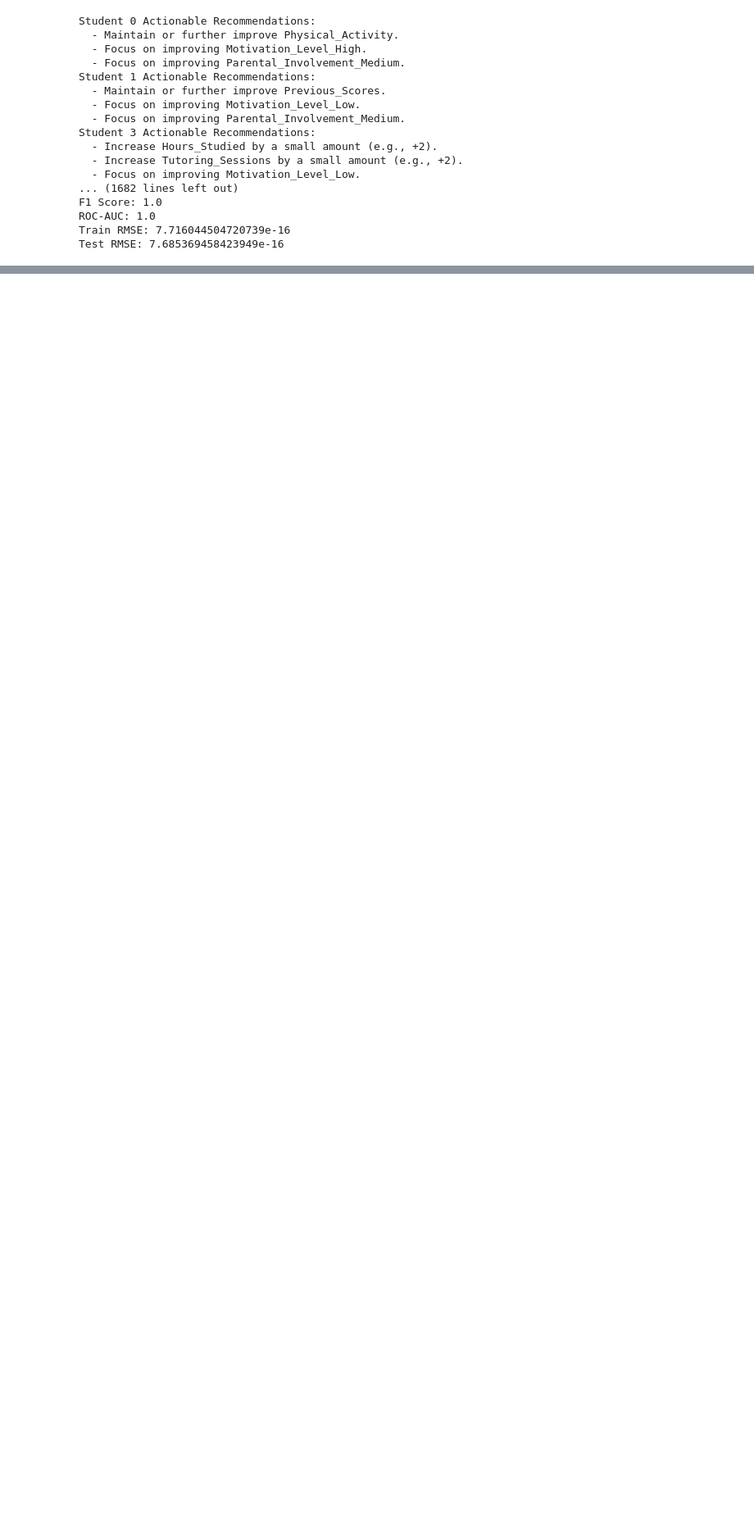
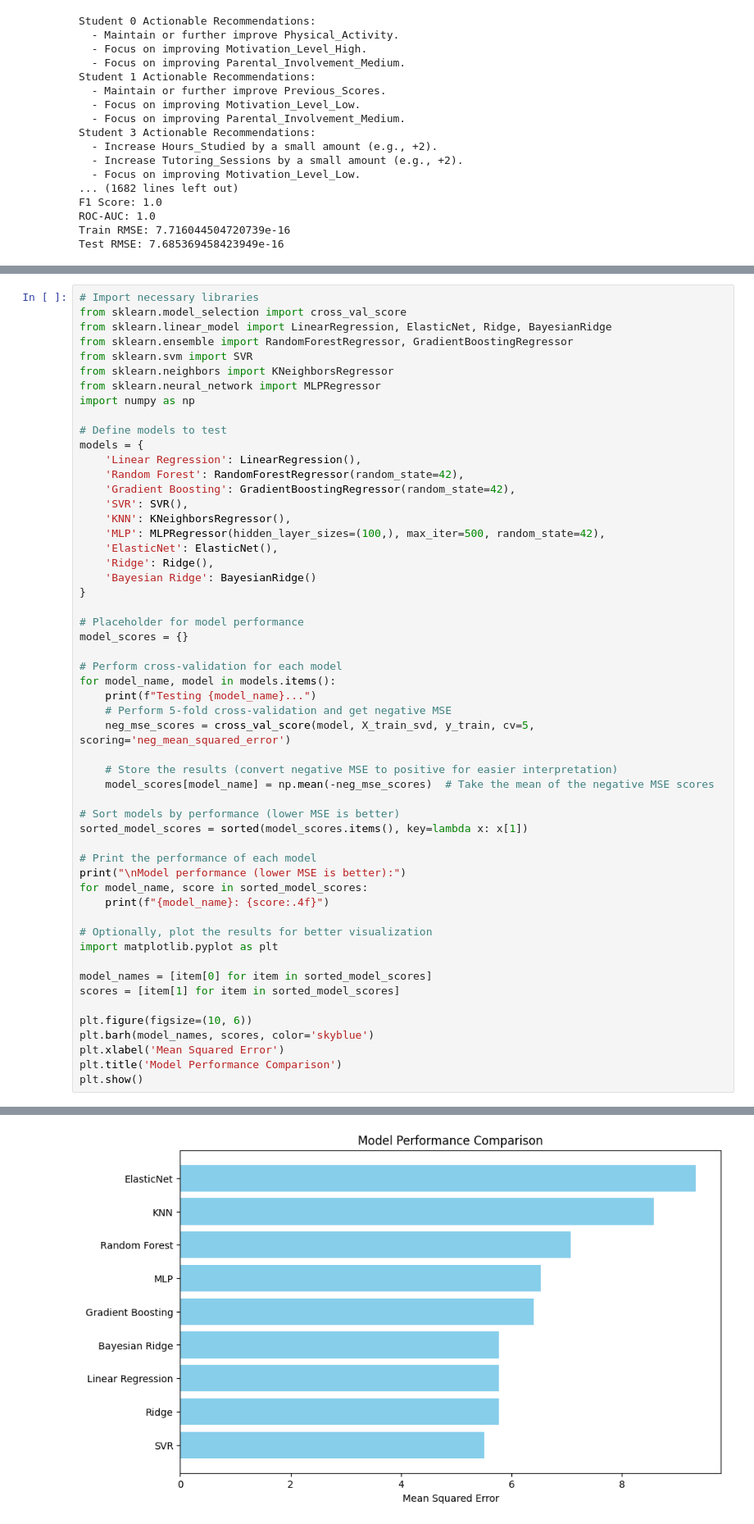
Before and after one commit to camrync23/256FinalProject, a Jupyter notebook: Assignment2.ipynb, the cells around one changed output, grey strips where cells are left out. Shown at 82% size. Saved outputs shown, nothing was run; the diff lists cells and outputs as text; blank space fills up the shorter version.

Commit message:
Update Assignment2.ipynb
Final model and explanation of results

```diff
--- a/Assignment2.ipynb
+++ b/Assignment2.ipynb
@@ -766,0 +938,55 @@ Test RMSE: 7.685369458423949e-16
+# %%
+# Import necessary libraries
+from sklearn.model_selection import cross_val_score
+from sklearn.linear_model import LinearRegression, ElasticNet, Ridge, BayesianRidge
+from sklearn.ensemble import RandomForestRegressor, GradientBoostingRegressor
+from sklearn.svm import SVR
+from sklearn.neighbors import KNeighborsRegressor
+from sklearn.neural_network import MLPRegressor
+import numpy as np
+
+# Define models to test
+models = {
+    'Linear Regression': LinearRegression(),
+    'Random Forest': RandomForestRegressor(random_state=42),
+    'Gradient Boosting': GradientBoostingRegressor(random_state=42),
+    'SVR': SVR(),
+    'KNN': KNeighborsRegressor(),
+    'MLP': MLPRegressor(hidden_layer_sizes=(100,), max_iter=500, random_state=42),
+    'ElasticNet': ElasticNet(),
+    'Ridge': Ridge(),
+    'Bayesian Ridge': BayesianRidge()
+}
+
+# Placeholder for model performance
+model_scores = {}
+
+# Perform cross-validation for each model
+for model_name, model in models.items():
+    print(f"Testing {model_name}...")
+    # Perform 5-fold cross-validation and get negative MSE
+    neg_mse_scores = cross_val_score(model, X_train_svd, y_train, cv=5, scoring='neg_mean_squared_error')
+
+    # Store the results (convert negative MSE to positive for easier interpretation)
+    model_scores[model_name] = np.mean(-neg_mse_scores)  # Take the mean of the negative MSE scores
+
+# Sort models by performance (lower MSE is better)
+sorted_model_scores = sorted(model_scores.items(), key=lambda x: x[1])
+
+# Print the performance of each model
+print("\nModel performance (lower MSE is better):")
+for model_name, score in sorted_model_scores:
+    print(f"{model_name}: {score:.4f}")
+
+# Optionally, plot the results for better visualization
+import matplotlib.pyplot as plt
+
+model_names = [item[0] for item in sorted_model_scores]
+scores = [item[1] for item in sorted_model_scores]
+
+plt.figure(figsize=(10, 6))
+plt.barh(model_names, scores, color='skyblue')
+plt.xlabel('Mean Squared Error')
+plt.title('Model Performance Comparison')
+plt.show()
+# %% [output]
@@ -766,0 +1013 @@ Test RMSE: 7.685369458423949e-16
+[figure, added]
```
Also changed, not shown: parts of 6 cells of this notebook.
